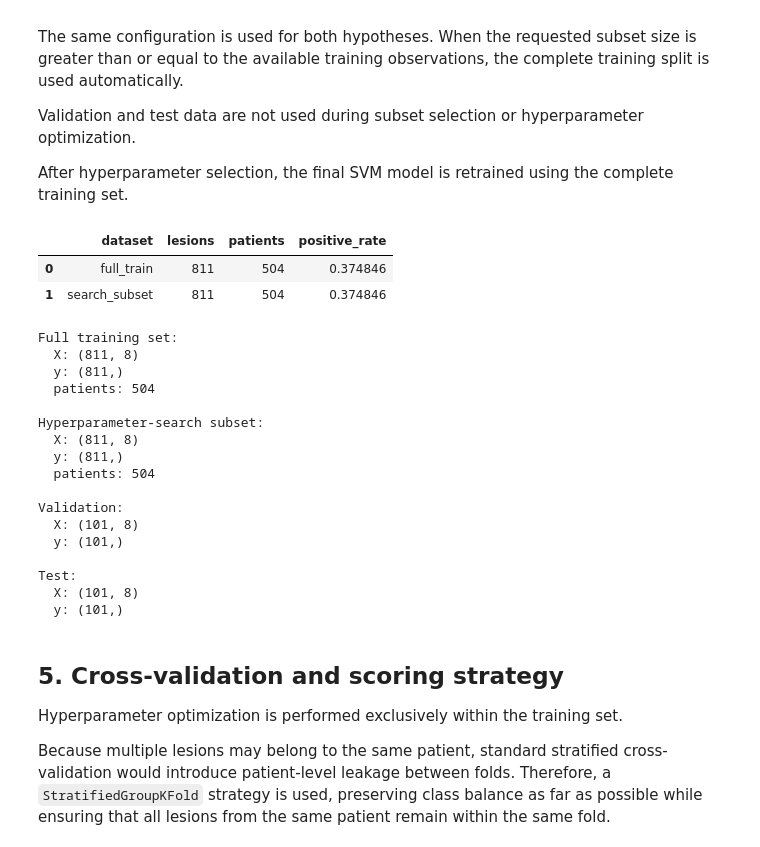
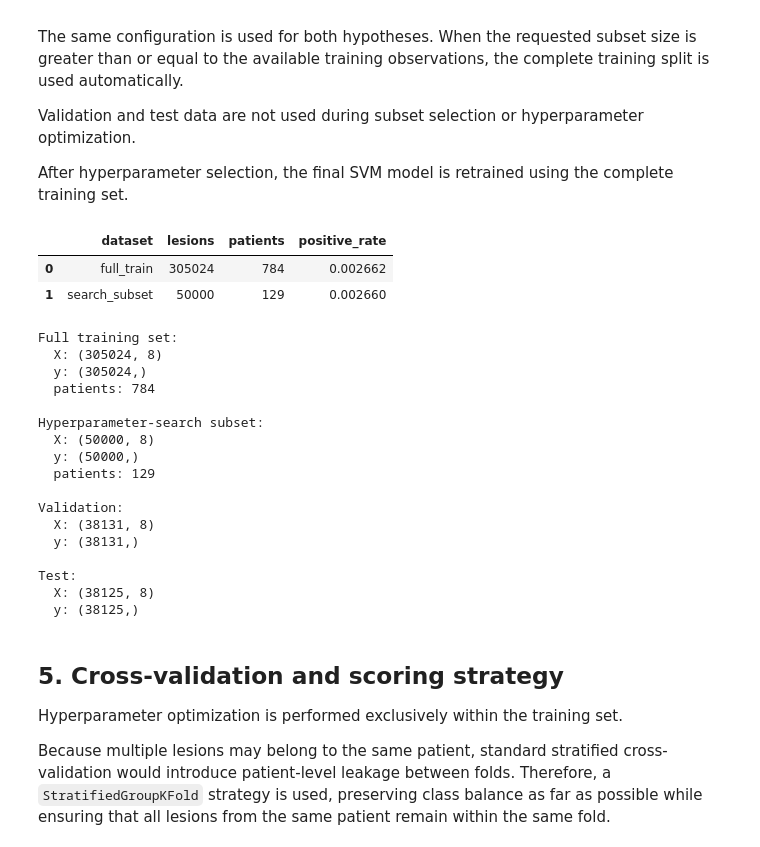
Before and after one commit to JuanCardona7/my-image-classifier, a Jupyter notebook: notebooks/metadata_models/SVM.ipynb, the cells around one changed output. Saved outputs shown, nothing was run; the diff lists cells and outputs as text; code cells hidden in the pictures.

Commit message:
feat: svm_metadata_h1 with subsample_training_split_50k and train the final model with 305k

```diff
--- a/notebooks/metadata_models/SVM.ipynb
+++ b/notebooks/metadata_models/SVM.ipynb
@@ -52,7 +52,7 @@ from skin_lesion_ai.utils.data_utils import (
 # Configuration
 # ---------------------------------------------------------------------
 
-HYPOTHESIS = 2  # 1: Biopsy recommendation, 2: Malignancy among biopsied lesions
+HYPOTHESIS = 1  # 1: Biopsy recommendation, 2: Malignancy among biopsied lesions
 
 RANDOM_STATE = 42
 N_CV_SPLITS = 5
@@ -294,7 +294,7 @@ After hyperparameter selection, the final SVM model is retrained using the compl
 # Maximum number of training lesions used for hyperparameter search.
 # If the training split contains fewer observations, the complete
 # training split is used automatically.
-N_SEARCH_SAMPLES = 10000
+N_SEARCH_SAMPLES = 50000
 
 
 df_train_search = subsample_training_split(
@@ -340,52 +340,52 @@ search_subset_summary = pd.DataFrame(
         ],
     }
 )
 
 display(search_subset_summary)
 
 
 # ---------------------------------------------------------------------
 # Modelling matrices summary
 # ---------------------------------------------------------------------
 
 print("Full training set:")
 print(f"  X: {X_train.shape}")
 print(f"  y: {y_train.shape}")
 print(f"  patients: {groups_train.nunique():,}")
 
 print("\nHyperparameter-search subset:")
 print(f"  X: {X_train_search.shape}")
 print(f"  y: {y_train_search.shape}")
 print(f"  patients: {groups_train_search.nunique():,}")
 
 print("\nValidation:")
 print(f"  X: {X_validation.shape}")
 print(f"  y: {y_validation.shape}")
 
 print("\nTest:")
 print(f"  X: {X_test.shape}")
 print(f"  y: {y_test.shape}")
 # %% [output]
 |  | dataset | lesions | patients | positive_rate |
-| 0 | full_train | 811 | 504 | 0.374846 |
-| 1 | search_subset | 811 | 504 | 0.374846 |
+| 0 | full_train | 305024 | 784 | 0.002662 |
+| 1 | search_subset | 50000 | 129 | 0.002660 |
 Full training set:
-  X: (811, 8)
-  y: (811,)
-  patients: 504
+  X: (305024, 8)
+  y: (305024,)
+  patients: 784
 
 Hyperparameter-search subset:
-  X: (811, 8)
-  y: (811,)
-  patients: 504
+  X: (50000, 8)
+  y: (50000,)
+  patients: 129
 
 Validation:
-  X: (101, 8)
-  y: (101,)
+  X: (38131, 8)
+  y: (38131,)
 
 Test:
-  X: (101, 8)
-  y: (101,)
+  X: (38125, 8)
+  y: (38125,)
 # %% [markdown]
 ## 5. Cross-validation and scoring strategy
 
```
Also changed, not shown: parts of 21 cells of this notebook, 20 other files.
